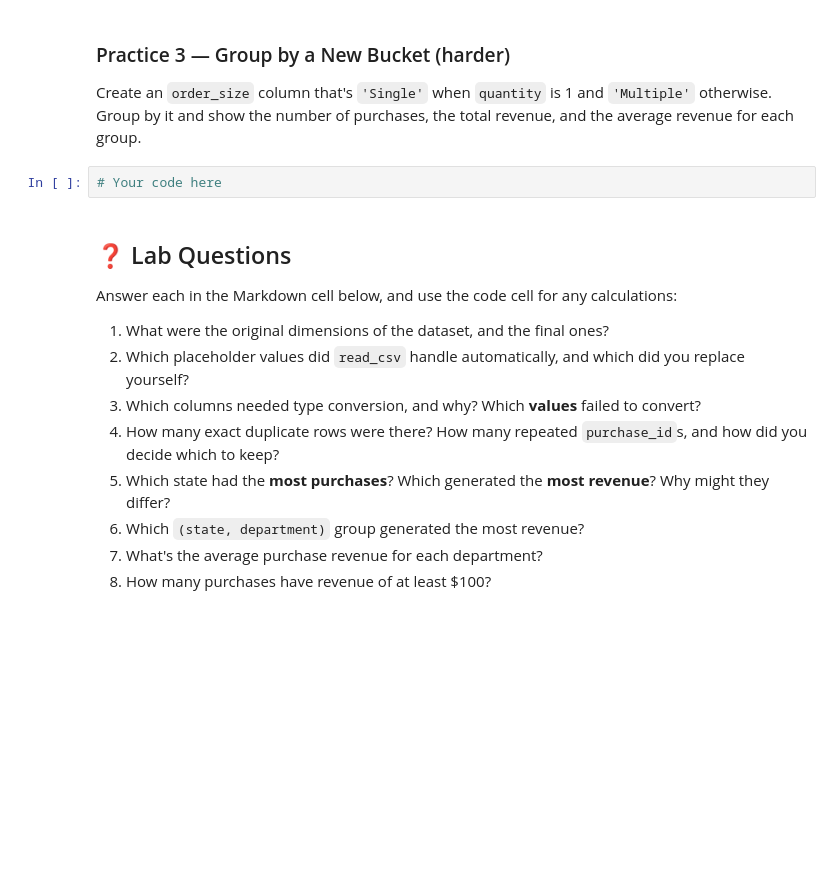
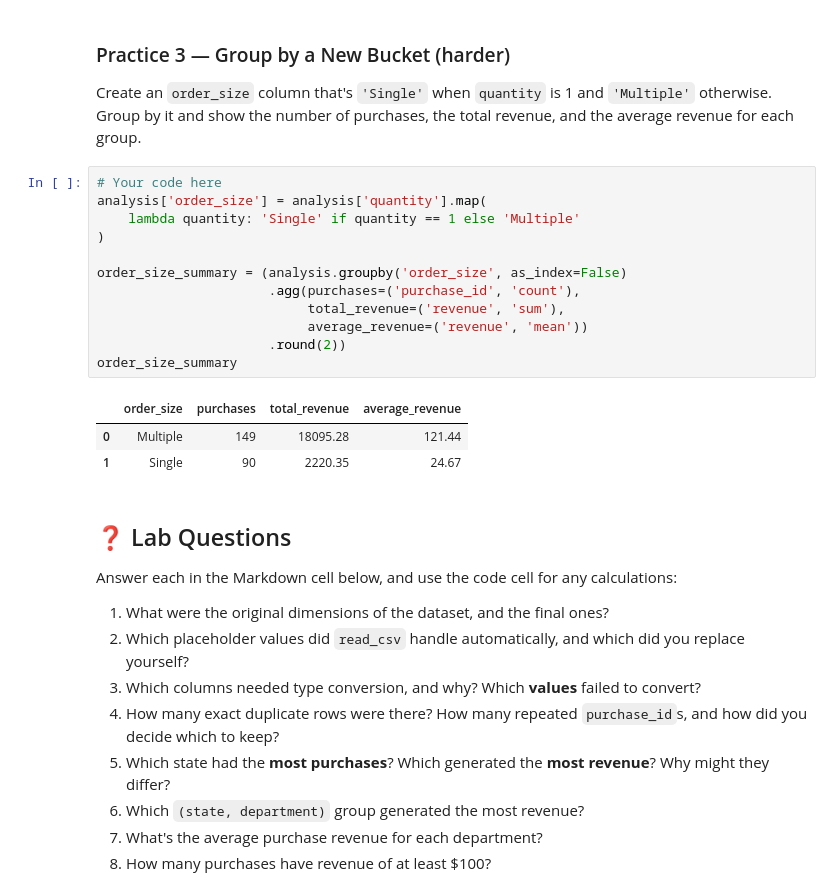
Before and after one commit to GarrettMcCutcheon1/3603-data-science-mccutcheon, a Jupyter notebook: Work/06-Working_with_Data_Adv/08-Pandas_Wrangle_Lab.ipynb, the cells around one changed output. Drawn from its saved outputs; the diff is of its cells as text; blank space fills up the shorter version.

```diff
--- a/Work/06-Working_with_Data_Adv/08-Pandas_Wrangle_Lab.ipynb
+++ b/Work/06-Working_with_Data_Adv/08-Pandas_Wrangle_Lab.ipynb
@@ -325,6 +673,20 @@ Using `groupby`, find each **department's** share of total revenue as a percenta
 Create an `order_size` column that's `'Single'` when `quantity` is 1 and `'Multiple'` otherwise. Group by it and show the number of purchases, the total revenue, and the average revenue for each group.
 # %%
 # Your code here
+analysis['order_size'] = analysis['quantity'].map(
+    lambda quantity: 'Single' if quantity == 1 else 'Multiple'
+)
+
+order_size_summary = (analysis.groupby('order_size', as_index=False)
+                      .agg(purchases=('purchase_id', 'count'),
+                           total_revenue=('revenue', 'sum'),
+                           average_revenue=('revenue', 'mean'))
+                      .round(2))
+order_size_summary
+# %% [output]
+|  | order_size | purchases | total_revenue | average_revenue |
+| 0 | Multiple | 149 | 18095.28 | 121.44 |
+| 1 | Single | 90 | 2220.35 | 24.67 |
 # %% [markdown]
 ## ❓ Lab Questions
 Answer each in the Markdown cell below, and use the code cell for any calculations:
```
Also changed, not shown: parts of 37 cells of this notebook, 10 other files.
